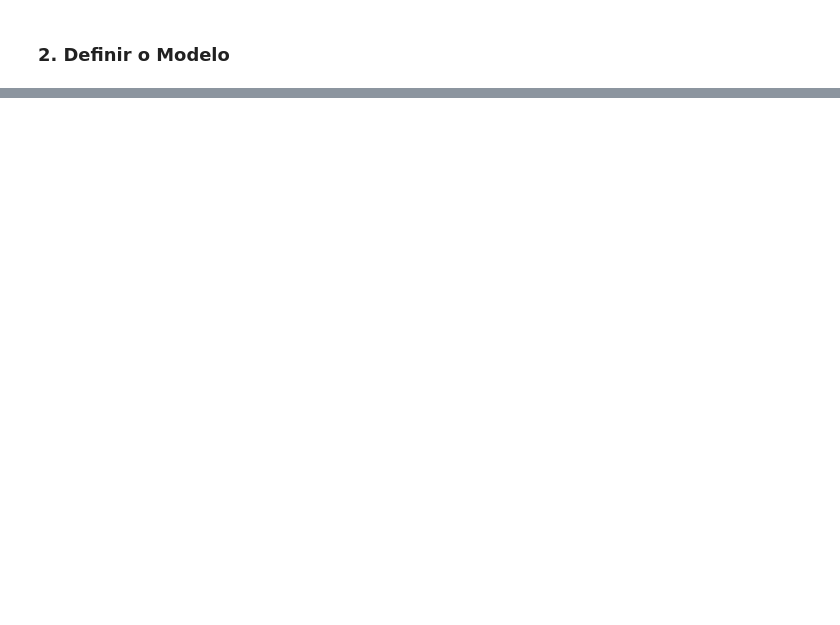
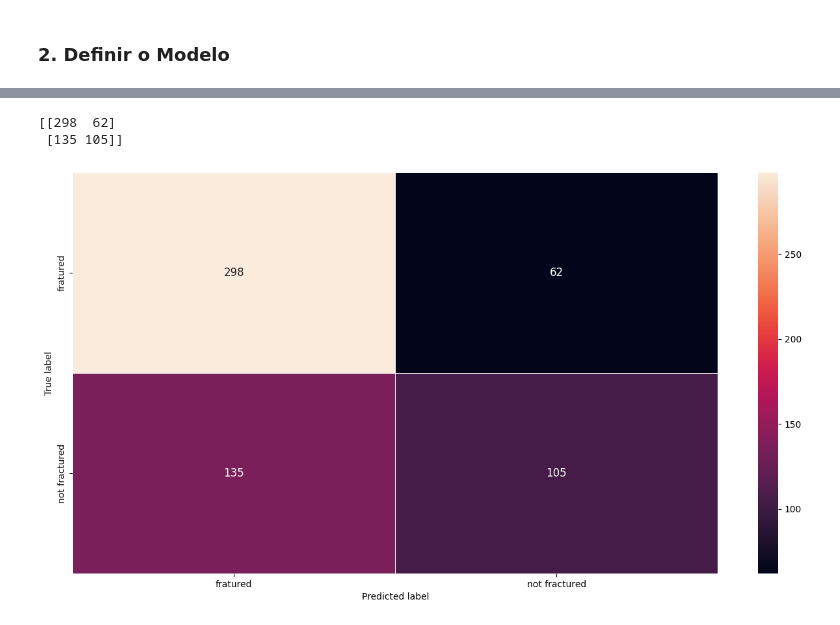
Before and after one commit to Eduard0Rocha/Projeto-SI-AP-2324, a Jupyter notebook: Modelos/cnn-fracture-detection-model-resnet.ipynb, the cells around one changed output, grey strips where cells are left out. Cells and saved outputs as stored; diff of their text form; code cells hidden in the pictures; blank space fills up the shorter version.

```diff
--- a/Modelos/cnn-fracture-detection-model-resnet.ipynb
+++ b/Modelos/cnn-fracture-detection-model-resnet.ipynb
@@ -78,0 +198,25 @@ train_dl, val_dl, test_dl, train_dl_all, val_dl_all, test_dl_all = prepare_data_
+# %%
+def evaluate_model(test_dl, model):
+    predictions = list()
+    actual_values = list()
+    device = next(model.parameters()).device
+
+    model.eval()  # Garantir que o modelo está no modo de avaliação
+
+    with torch.no_grad():  # Desativar o cálculo de gradientes durante a avaliação
+        for inputs, labels in test_dl:
+            inputs = inputs.to(device)
+            labels = labels.to(device)
+            yprev = model(inputs)
+            yprev = yprev.detach().cpu().numpy()
+            actual = labels.cpu().numpy()
+            yprev = np.argmax(yprev, axis=1)
+            actual = actual.reshape((len(actual), 1))
+            yprev = yprev.reshape((len(yprev), 1))
+            predictions.append(yprev)
+            actual_values.append(actual)
+
+    predictions = np.vstack(predictions)
+    actual_values = np.vstack(actual_values)
+
+    return actual_values, predictions
@@ -78,0 +240,11 @@ train_dl, val_dl, test_dl, train_dl_all, val_dl_all, test_dl_all = prepare_data_
+# %%
+def display_confusion_matrix(cm, list_classes):
+    plt.figure(figsize=(16, 8))
+    sns.heatmap(cm, annot=True, xticklabels=list_classes, yticklabels=list_classes, annot_kws={"size": 12},
+                fmt='g', linewidths=.5)
+    plt.ylabel('True label')
+    plt.xlabel('Predicted label')
+    plt.show()
+# %%
+actual_values, predictions = evaluate_model(test_loader, M_resnet)
+display_predictions(actual_values, predictions)
@@ -78,0 +280,12 @@ train_dl, val_dl, test_dl, train_dl_all, val_dl_all, test_dl_all = prepare_data_
+# %%
+cr =classification_report(actual_values, predictions, output_dict=True)
+list_classes=['fratured', 'not fractured']
+cm = confusion_matrix(actual_values, predictions)
+print (cm)
+# %% [output]
+[[298  62]
+ [135 105]]
+# %%
+display_confusion_matrix(cm,list_classes)
+# %% [output]
+[figure, added]
```
Also changed, not shown: parts of 25 cells of this notebook, 3 other files.
